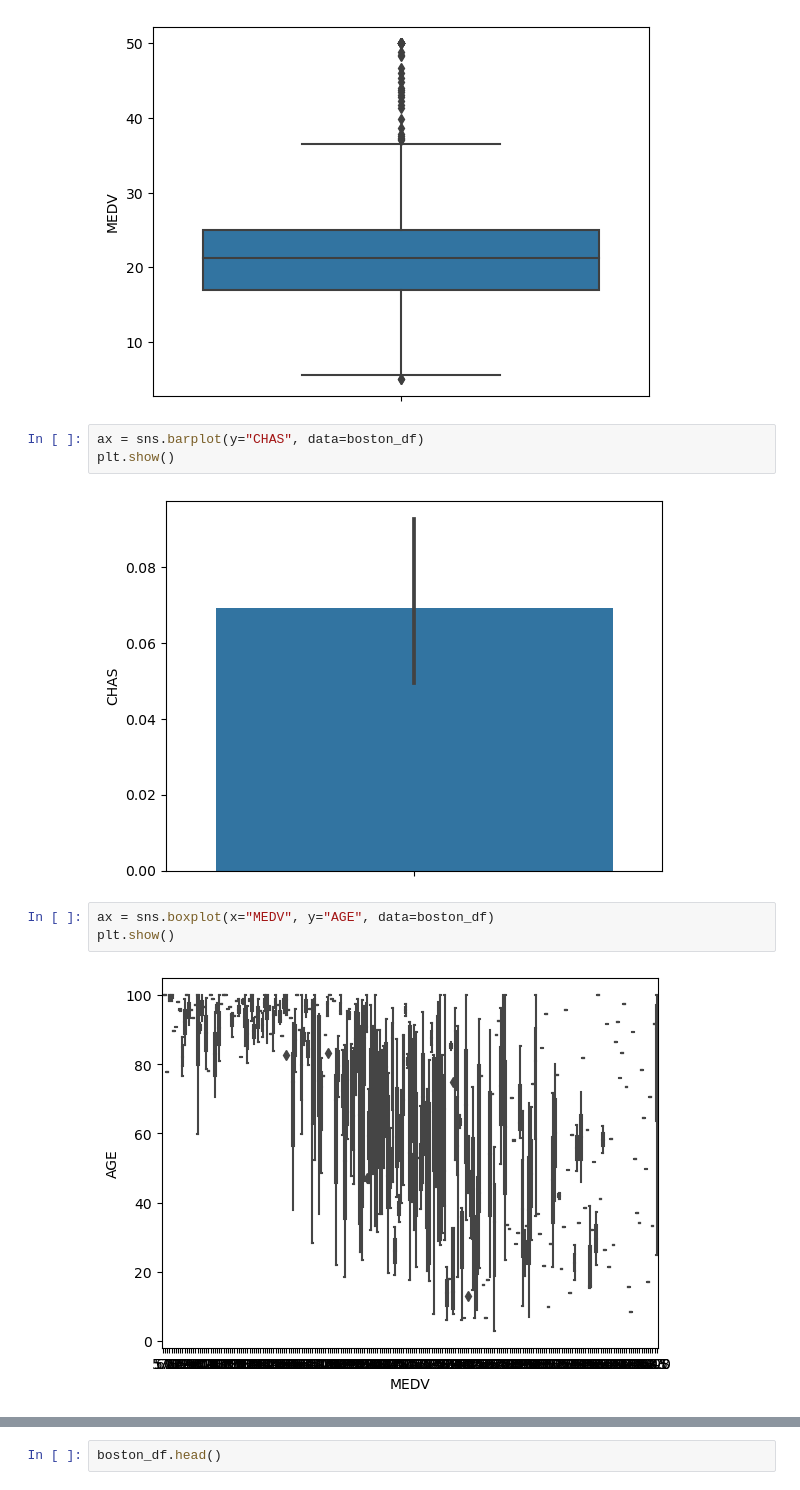
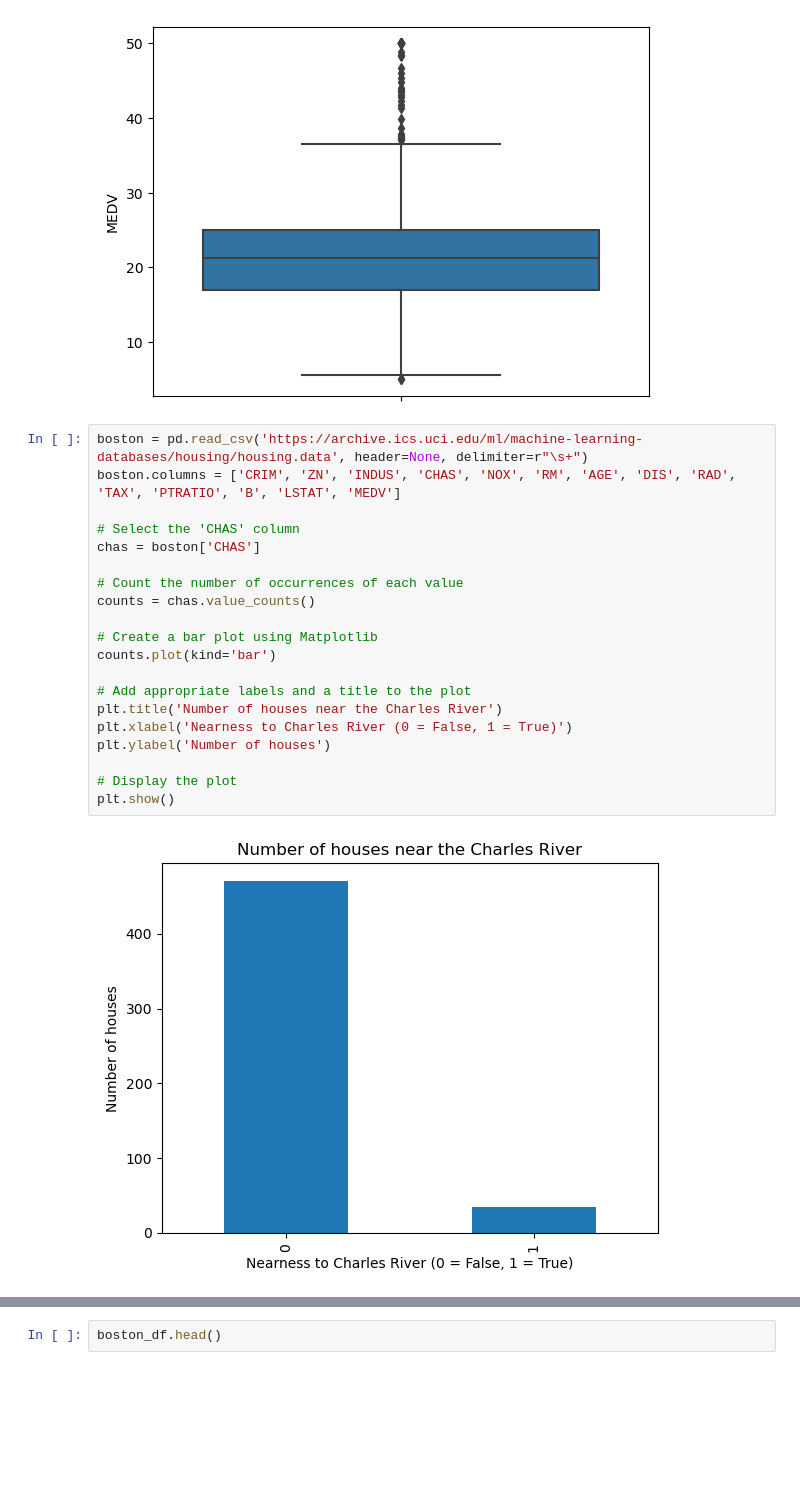
Before and after one commit to bbhargava/StatisticsForDataScienceWithPython, a Jupyter notebook: Statistics for Data Science Project.ipynb, the cells around one changed output, grey strips where cells are left out. Saved outputs shown, nothing was run; the diff lists cells and outputs as text; blank space fills up the shorter version.

```diff
--- a/Statistics for Data Science Project.ipynb
+++ b/Statistics for Data Science Project.ipynb
@@ -19,16 +21,28 @@ ax = sns.boxplot(y="MEDV", data=boston_df)
 plt.show()
 # %% [output]
 [figure]
-# %%
-ax = sns.barplot(y="CHAS", data=boston_df)
-plt.show()
-# %% [output]
-[figure, removed]
-# %%
-ax = sns.boxplot(x="MEDV", y="AGE", data=boston_df)
-plt.show()
-# %% [output]
-[figure, removed]
+# %%
+boston = pd.read_csv('https://archive.ics.uci.edu/ml/machine-learning-databases/housing/housing.data', header=None, delimiter=r"\s+")
+boston.columns = ['CRIM', 'ZN', 'INDUS', 'CHAS', 'NOX', 'RM', 'AGE', 'DIS', 'RAD', 'TAX', 'PTRATIO', 'B', 'LSTAT', 'MEDV']
+
+# Select the 'CHAS' column
+chas = boston['CHAS']
+
+# Count the number of occurrences of each value
+counts = chas.value_counts()
+
+# Create a bar plot using Matplotlib
+counts.plot(kind='bar')
+
+# Add appropriate labels and a title to the plot
+plt.title('Number of houses near the Charles River')
+plt.xlabel('Nearness to Charles River (0 = False, 1 = True)')
+plt.ylabel('Number of houses')
+
+# Display the plot
+plt.show()
+# %% [output]
+[figure, added]
 # %%
 boston_df.loc[(boston_df['AGE'] <= 35), 'AGE_GROUP'] = '35 years and younger'
 boston_df.loc[(boston_df['AGE'] > 35)&(boston_df['AGE'] < 70), 'AGE_GROUP'] = 'between 35 and 70 years'
```
Also changed, not shown: parts of 13 cells of this notebook.
